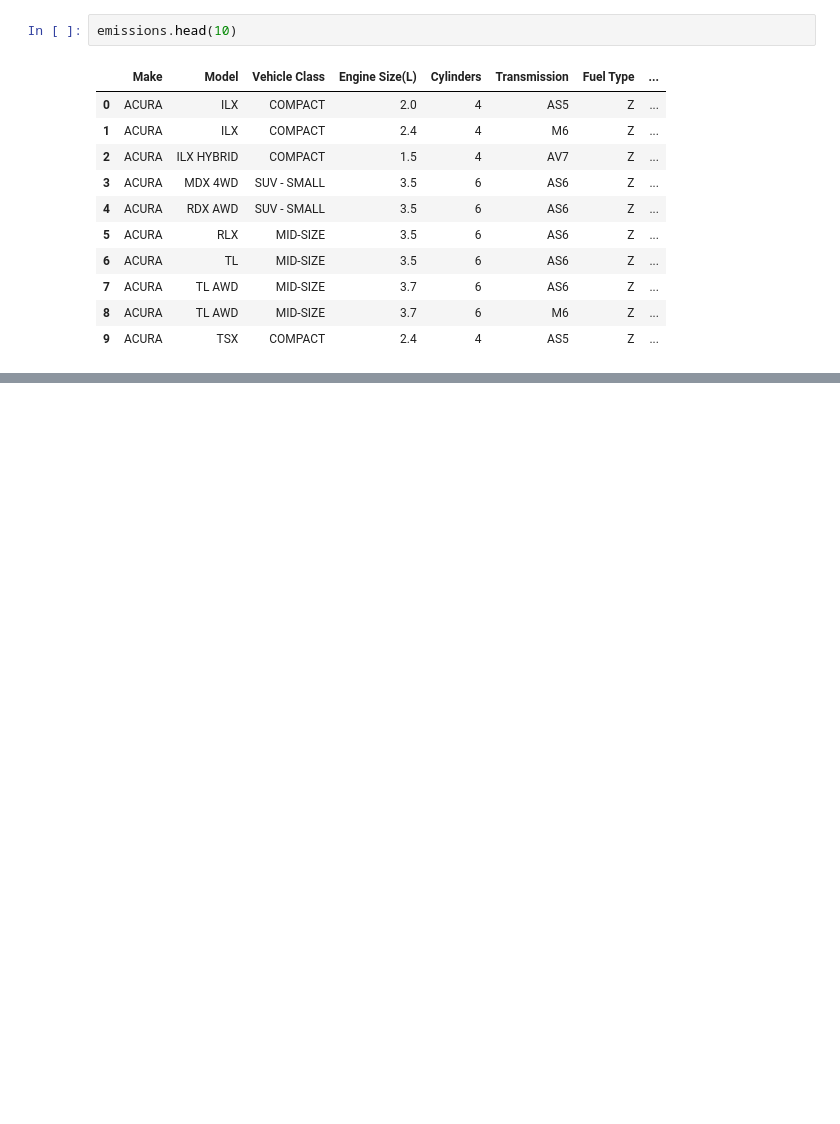
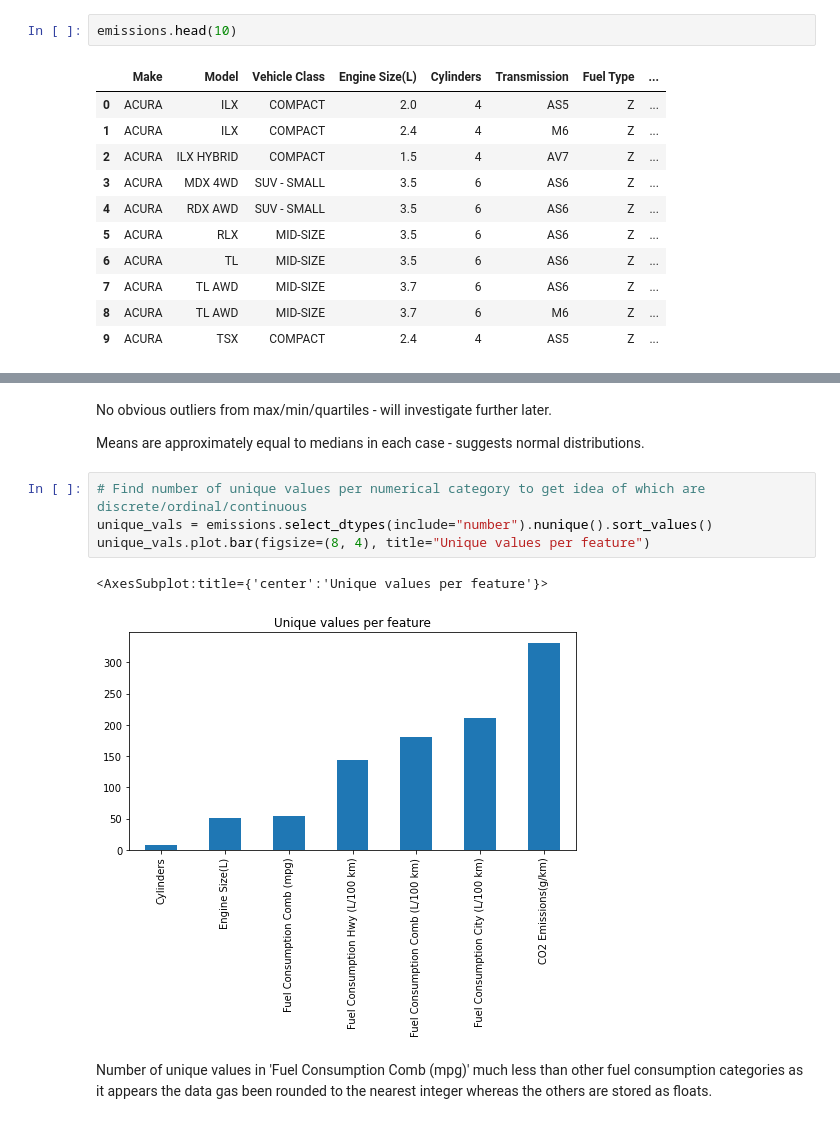
Before and after one commit to tbache/CO2_emissions_regression, a Jupyter notebook: CO2_emissions_regression.ipynb, the cells around one changed output, grey strips where cells are left out. Drawn from its saved outputs; the diff is of its cells as text; blank space fills up the shorter version.

```diff
--- a/CO2_emissions_regression.ipynb
+++ b/CO2_emissions_regression.ipynb
@@ -73,0 +128,13 @@ emissions.head(10)
+# %% [markdown]
+No obvious outliers from max/min/quartiles - will investigate further later.
+
+Means are approximately equal to medians in each case - suggests normal distributions.
+# %%
+# Find number of unique values per numerical category to get idea of which are discrete/ordinal/continuous
+unique_vals = emissions.select_dtypes(include="number").nunique().sort_values()
+unique_vals.plot.bar(figsize=(8, 4), title="Unique values per feature")
+# %% [output]
+<AxesSubplot:title={'center':'Unique values per feature'}>
+[figure, added]
+# %% [markdown]
+Number of unique values in 'Fuel Consumption Comb (mpg)' much less than other fuel consumption categories as it appears the data gas been rounded to the nearest integer whereas the others are stored as floats.
```
Also changed, not shown: parts of 8 cells of this notebook.
